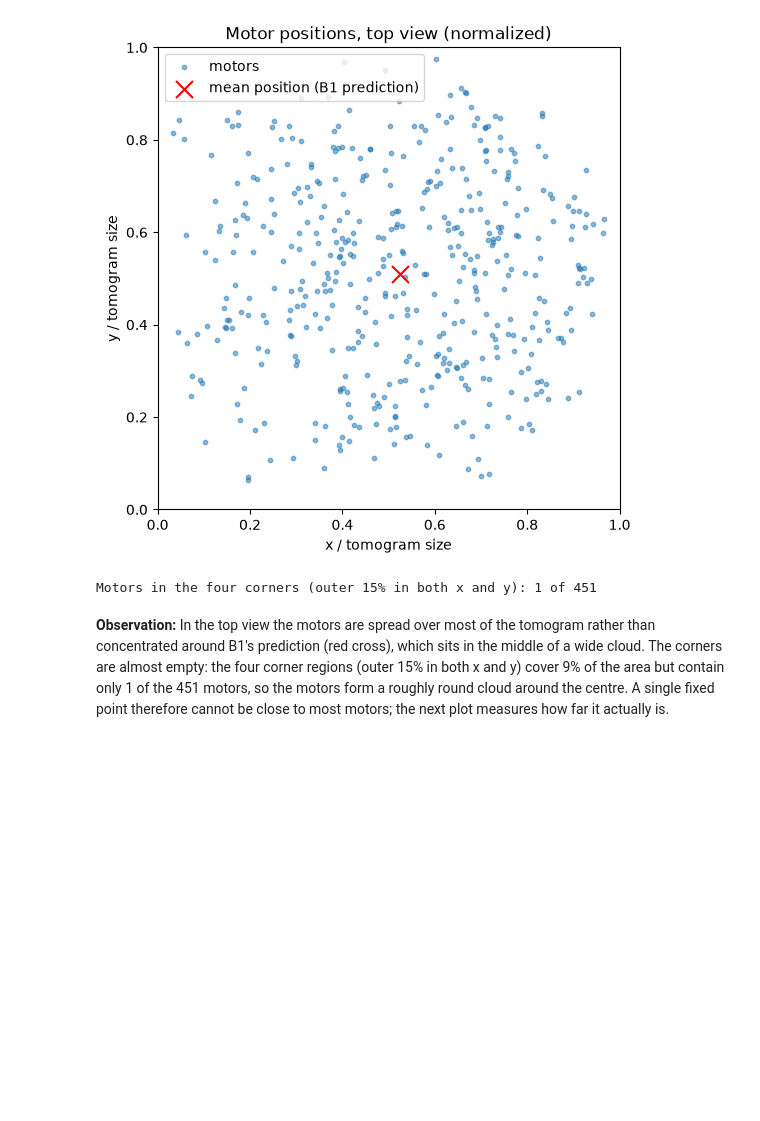
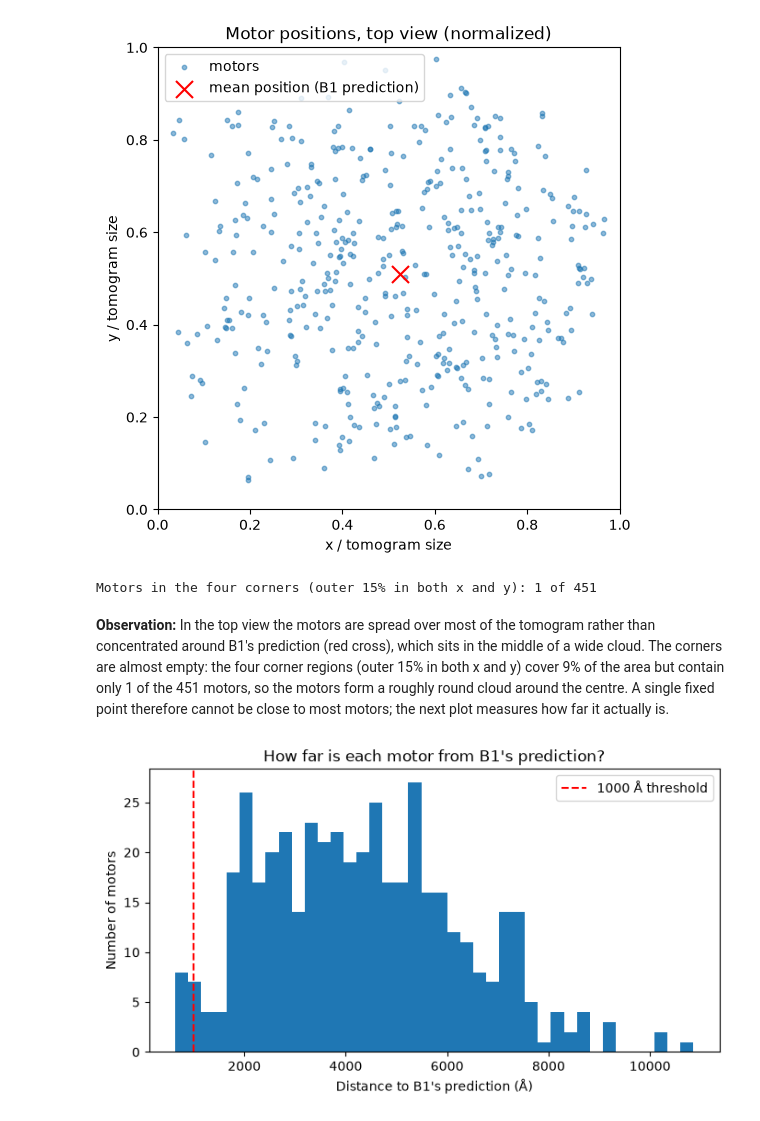
Before and after one commit to ceng313-2026/GROUP10_CENG313, a Jupyter notebook: notebooks/drafts/kaan_eda.ipynb, the cells around one changed output. Saved outputs shown, nothing was run; the diff lists cells and outputs as text; code cells hidden in the pictures; blank space fills up the shorter version.

Commit message:
eda: distance from motors to B1's prediction

```diff
--- a/notebooks/drafts/kaan_eda.ipynb
+++ b/notebooks/drafts/kaan_eda.ipynb
@@ -200,3 +198,9 @@ print("Motors in the four corners (outer 15% in both x and y):", corner.sum(), "
 Motors in the four corners (outer 15% in both x and y): 1 of 451
 # %% [markdown]
 **Observation:** In the top view the motors are spread over most of the tomogram rather than concentrated around B1's prediction (red cross), which sits in the middle of a wide cloud. The corners are almost empty: the four corner regions (outer 15% in both x and y) cover 9% of the area but contain only 1 of the 451 motors, so the motors form a roughly round cloud around the centre. A single fixed point therefore cannot be close to most motors; the next plot measures how far it actually is.
+# %%
+plt.figure(figsize=(8, 4))
+plots.distance_to_mean_hist(labels)
+plt.show()
+# %% [output]
+[figure, added]
```
Also changed, not shown: parts of 3 cells of this notebook, 1 other file.
